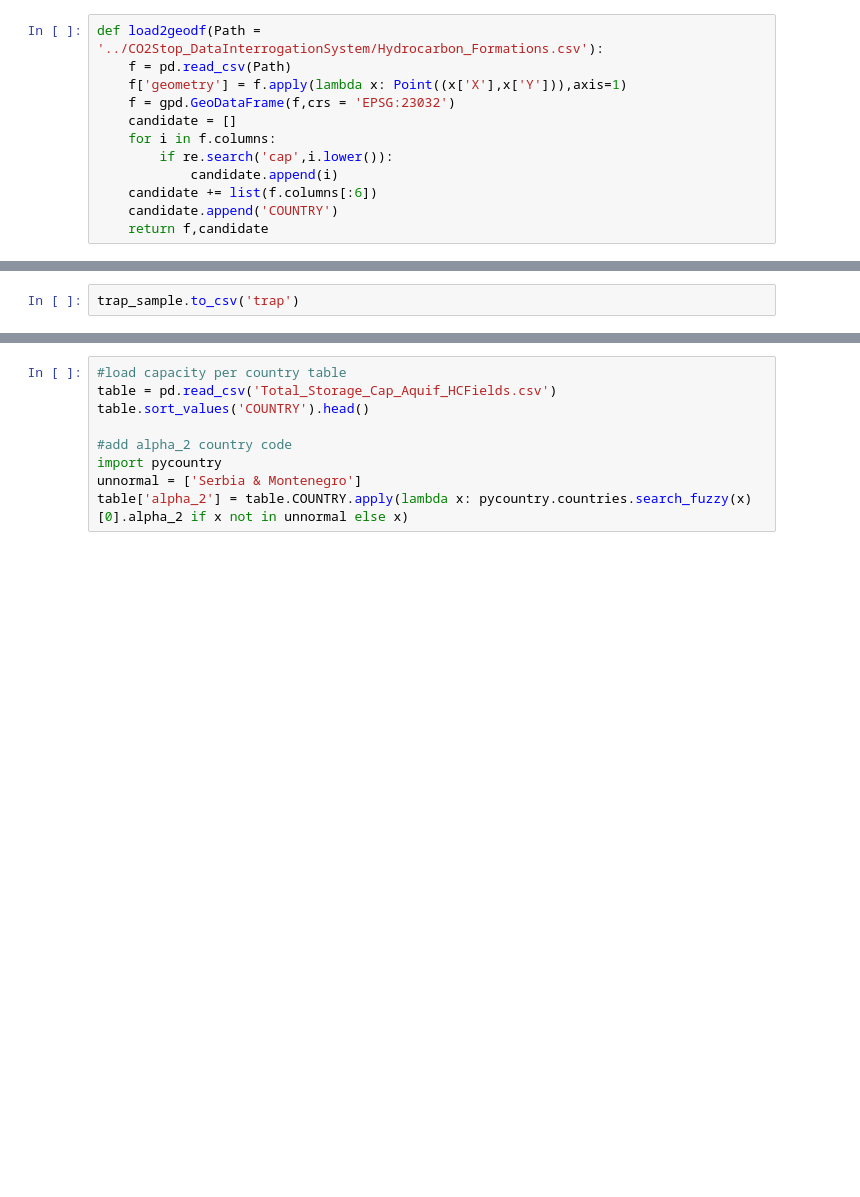
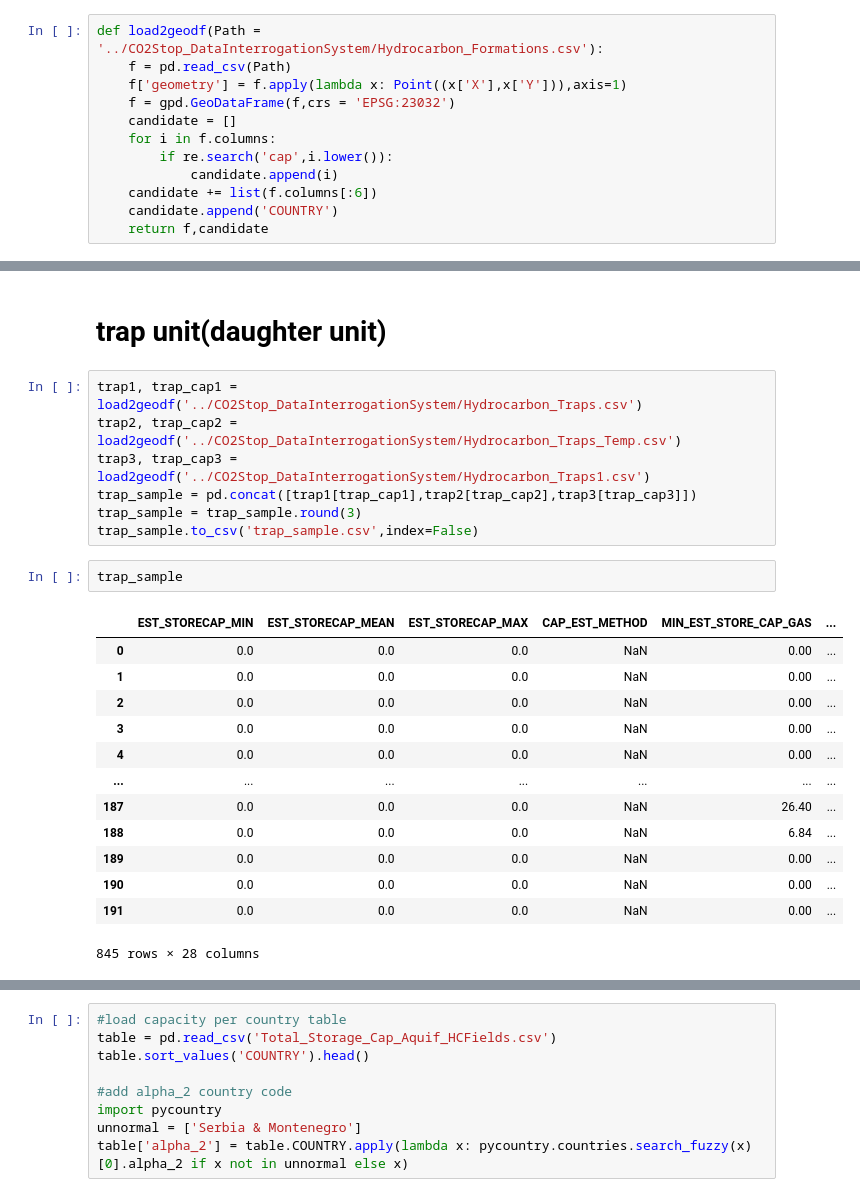
Before and after one commit to ericzhou571/Co2Storage, a Jupyter notebook: Co2stop_deep_exploring-Copy2.ipynb, the cells around one changed output, grey strips where cells are left out. Saved outputs shown, nothing was run; the diff lists cells and outputs as text; blank space fills up the shorter version.

```diff
--- a/Co2stop_deep_exploring-Copy2.ipynb
+++ b/Co2stop_deep_exploring-Copy2.ipynb
@@ -59,2 +132,25 @@ trap_sample = pd.concat([trap1[trap_cap1],trap2[trap_cap2],trap3[trap_cap3]])
+# %% [markdown]
+# trap unit(daughter unit)
+# %%
+trap1, trap_cap1 = load2geodf('../CO2Stop_DataInterrogationSystem/Hydrocarbon_Traps.csv')
+trap2, trap_cap2 = load2geodf('../CO2Stop_DataInterrogationSystem/Hydrocarbon_Traps_Temp.csv')
+trap3, trap_cap3 = load2geodf('../CO2Stop_DataInterrogationSystem/Hydrocarbon_Traps1.csv')
+trap_sample = pd.concat([trap1[trap_cap1],trap2[trap_cap2],trap3[trap_cap3]])
+trap_sample = trap_sample.round(3)
+trap_sample.to_csv('trap_sample.csv',index=False)
 # %%
-trap_sample.to_csv('trap')
+trap_sample
+# %% [output]
+|  | EST_STORECAP_MIN | EST_STORECAP_MEAN | EST_STORECAP_MAX | CAP_EST_METHOD | MIN_EST_STORE_CAP_GAS | ... |
+| 0 | 0.0 | 0.0 | 0.0 | NaN | 0.00 | ... |
+| 1 | 0.0 | 0.0 | 0.0 | NaN | 0.00 | ... |
+| 2 | 0.0 | 0.0 | 0.0 | NaN | 0.00 | ... |
+| 3 | 0.0 | 0.0 | 0.0 | NaN | 0.00 | ... |
+| 4 | 0.0 | 0.0 | 0.0 | NaN | 0.00 | ... |
+| ... | ... | ... | ... | ... | ... | ... |
+| 187 | 0.0 | 0.0 | 0.0 | NaN | 26.40 | ... |
+| 188 | 0.0 | 0.0 | 0.0 | NaN | 6.84 | ... |
+| 189 | 0.0 | 0.0 | 0.0 | NaN | 0.00 | ... |
+| 190 | 0.0 | 0.0 | 0.0 | NaN | 0.00 | ... |
+| 191 | 0.0 | 0.0 | 0.0 | NaN | 0.00 | ... |
+845 rows × 28 columns
```
Also changed, not shown: parts of 23 cells of this notebook, 2 other files.
